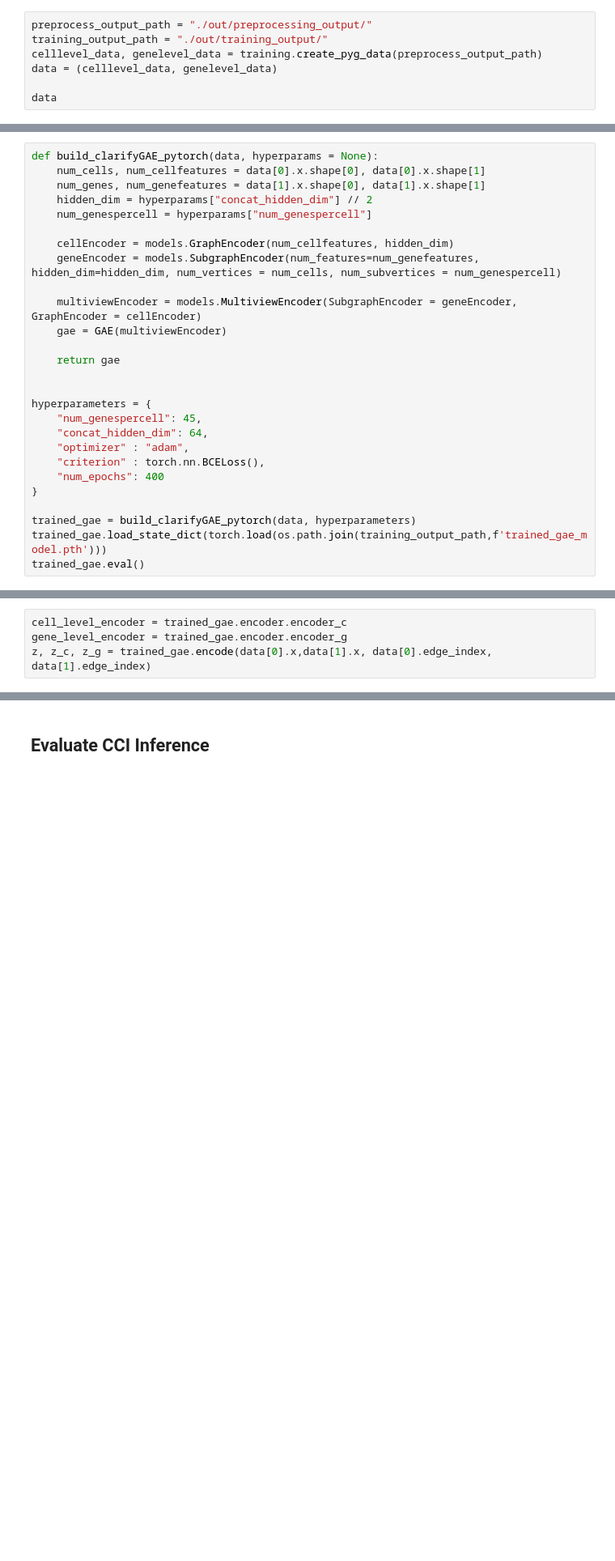
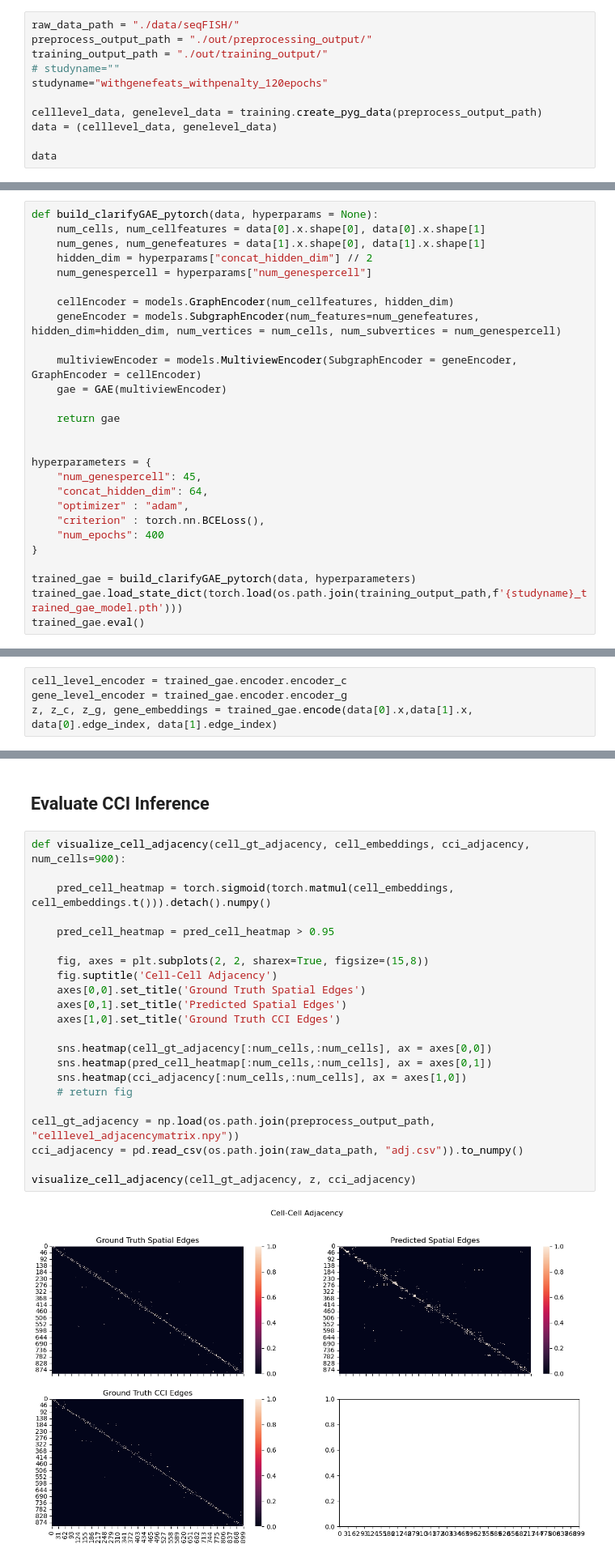
Before and after one commit to MihirBafna/clarify, a Jupyter notebook: evaluation.ipynb, the cells around one changed output, grey strips where cells are left out. Shown: that part at 81% size. Cells and saved outputs as stored; diff of their text form; blank space fills up the shorter version.

```diff
--- a/evaluation.ipynb
+++ b/evaluation.ipynb
@@ -23,8 +23,12 @@ from torch_geometric.nn import GAE
 import torch
 import os
 # %%
+raw_data_path = "./data/seqFISH/"
 preprocess_output_path = "./out/preprocessing_output/"
 training_output_path = "./out/training_output/"
+# studyname=""
+studyname="withgenefeats_withpenalty_120epochs"
+
 celllevel_data, genelevel_data = training.create_pyg_data(preprocess_output_path)
 data = (celllevel_data, genelevel_data)
 
@@ -57,7 +61,7 @@ hyperparameters = {
 }
 
 trained_gae = build_clarifyGAE_pytorch(data, hyperparameters)
-trained_gae.load_state_dict(torch.load(os.path.join(training_output_path,f'trained_gae_model.pth')))
+trained_gae.load_state_dict(torch.load(os.path.join(training_output_path,f'{studyname}_trained_gae_model.pth')))
 trained_gae.eval()
 # %% [output]
 GAE(
@@ -77,4 +81,4 @@ GAE(
 # %%
 cell_level_encoder = trained_gae.encoder.encoder_c
 gene_level_encoder = trained_gae.encoder.encoder_g
-z, z_c, z_g = trained_gae.encode(data[0].x,data[1].x, data[0].edge_index, data[1].edge_index)
+z, z_c, z_g, gene_embeddings = trained_gae.encode(data[0].x,data[1].x, data[0].edge_index, data[1].edge_index)
@@ -117,5 +98,29 @@ z_g, z_g.shape
 # %% [markdown]
 ## Evaluate CCI Inference
+# %%
+def visualize_cell_adjacency(cell_gt_adjacency, cell_embeddings, cci_adjacency, num_cells=900):
+
+    pred_cell_heatmap = torch.sigmoid(torch.matmul(cell_embeddings, cell_embeddings.t())).detach().numpy()
+
+    pred_cell_heatmap = pred_cell_heatmap > 0.95
+
+    fig, axes = plt.subplots(2, 2, sharex=True, figsize=(15,8))
+    fig.suptitle('Cell-Cell Adjacency')
+    axes[0,0].set_title('Ground Truth Spatial Edges')
+    axes[0,1].set_title('Predicted Spatial Edges')
+    axes[1,0].set_title('Ground Truth CCI Edges')
+
+    sns.heatmap(cell_gt_adjacency[:num_cells,:num_cells], ax = axes[0,0])
+    sns.heatmap(pred_cell_heatmap[:num_cells,:num_cells], ax = axes[0,1])
+    sns.heatmap(cci_adjacency[:num_cells,:num_cells], ax = axes[1,0])
+    # return fig
+
+cell_gt_adjacency = np.load(os.path.join(preprocess_output_path, "celllevel_adjacencymatrix.npy"))
+cci_adjacency = pd.read_csv(os.path.join(raw_data_path, "adj.csv")).to_numpy()
+
+visualize_cell_adjacency(cell_gt_adjacency, z, cci_adjacency)
+# %% [output]
+[figure, added]
 # %% [markdown]
 ## Evaluate GRN Refinement
 # %%
```
Also changed, not shown: parts of 13 cells of this notebook, 6 other files.
